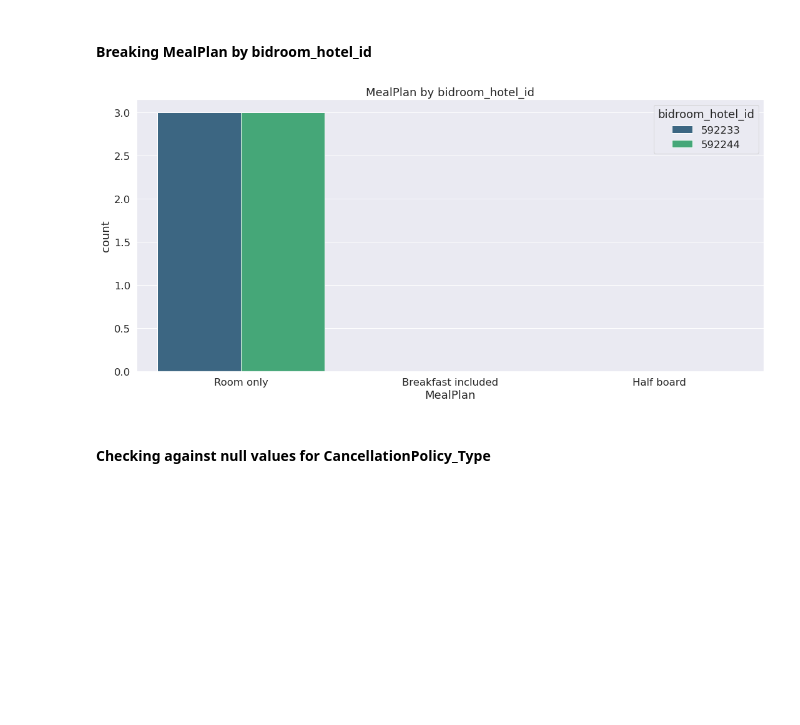
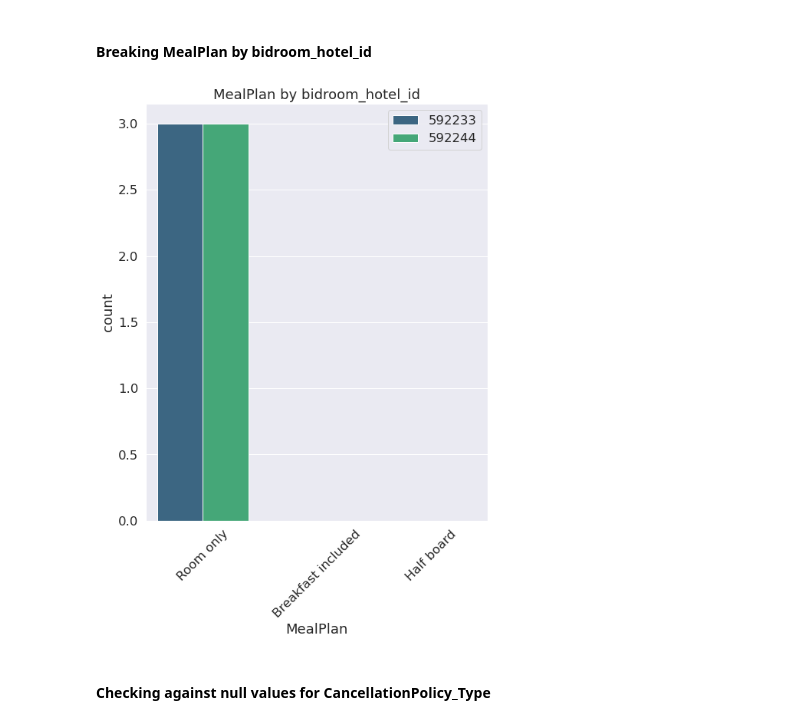
Before and after one commit to Bidroombv/eda, a Jupyter notebook: ugo_collector/RatePlan_Created/RatePlan_Created_1_firstAnalysis.ipynb, the cells around one changed output. Cells and saved outputs as stored; diff of their text form; code cells hidden in the pictures; blank space fills up the shorter version.

```diff
--- a/ugo_collector/RatePlan_Created/RatePlan_Created_1_firstAnalysis.ipynb
+++ b/ugo_collector/RatePlan_Created/RatePlan_Created_1_firstAnalysis.ipynb
@@ -292,9 +293,10 @@ OTA_HotelRateAmountNotifRQ.Name.isna().sum()
 # %% [markdown]
 #### Breaking Name by Origin
 # %%
-plt.figure(figsize=(18,8))
-sns.set(font_scale = 1.5)
-sns.countplot(x = OTA_HotelRateAmountNotifRQ.Name, hue = OTA_HotelRateAmountNotifRQ.Origin, data = OTA_HotelRateAmountNotifRQ, palette = 'viridis')
-plt.title('Breaking Name by Origin')
+sns.set(font_scale = 1.5, rc={"figure.figsize":(10,8)})
+sns.countplot(x = RatePlanCreated.Name, hue = RatePlanCreated.Origin, data = RatePlanCreated, palette = 'viridis')
+plt.xticks(rotation=45)
+plt.legend(loc="upper right")
+plt.title('Name by Origin')
 plt.show()
 # %% [output]
@@ -302,9 +304,10 @@ plt.show()
 # %% [markdown]
 #### Breaking Name by bidroom_hotel_id
 # %%
-plt.figure(figsize=(18,8))
-sns.set(font_scale = 1.5)
-sns.countplot(x = OTA_HotelRateAmountNotifRQ.Name, hue = OTA_HotelRateAmountNotifRQ.bidroom_hotel_id, data = OTA_HotelRateAmountNotifRQ, palette = 'viridis')
-plt.title('Breaking Name by Origin')
+sns.set(font_scale = 1.5, rc={"figure.figsize":(10,8)})
+sns.countplot(x = RatePlanCreated.Name, hue = RatePlanCreated.bidroom_hotel_id, data = RatePlanCreated, palette = 'viridis')
+plt.legend(loc="upper right")
+plt.xticks(rotation=45)
+plt.title('Name by bidroom_hotel_id')
 plt.show()
 # %% [output]
@@ -318,9 +321,10 @@ OTA_HotelRateAmountNotifRQ.MealPlan.isna().sum()
 # %% [markdown]
 ####  Breaking MealPlan by Origin
 # %%
-plt.figure(figsize=(18,8))
-sns.set(font_scale = 1.5)
-sns.countplot(x = OTA_HotelRateAmountNotifRQ.MealPlan, hue = OTA_HotelRateAmountNotifRQ.Origin, data = OTA_HotelRateAmountNotifRQ, palette = 'viridis')
-plt.title('Breaking MealPlan by Origin')
+sns.set(font_scale = 1.5, rc={"figure.figsize":(10,10)})
+sns.countplot(x = RatePlanCreated.MealPlan, hue = RatePlanCreated.Origin, data = RatePlanCreated, palette = 'viridis')
+plt.legend(loc="upper right")
+plt.xticks(rotation=45)
+plt.title('MealPlan by Origin')
 plt.show()
 # %% [output]
@@ -328,9 +332,10 @@ plt.show()
 # %% [markdown]
 ####  Breaking MealPlan by CmRatePlanId
 # %%
-plt.figure(figsize=(18,8))
-sns.set(font_scale = 1.5)
-sns.countplot(x = OTA_HotelRateAmountNotifRQ.MealPlan, hue = OTA_HotelRateAmountNotifRQ.CmRatePlanId, data = OTA_HotelRateAmountNotifRQ, palette = 'viridis')
+sns.set(font_scale = 1.5, rc={"figure.figsize":(15,15)})
+sns.countplot(x = RatePlanCreated.MealPlan, hue = RatePlanCreated.CmRatePlanId, data = RatePlanCreated, palette = 'viridis')
+plt.legend(loc="upper right")
+plt.xticks(rotation=45)
 plt.title('MealPlan by CmRatePlanId')
 plt.show()
 # %% [output]
@@ -338,13 +343,14 @@ plt.show()
 # %% [markdown]
 ####  Breaking MealPlan by bidroom_hotel_id
 # %%
-plt.figure(figsize=(18,8))
-sns.set(font_scale = 1.5)
-sns.countplot(x = OTA_HotelRateAmountNotifRQ.MealPlan, hue = OTA_HotelRateAmountNotifRQ.bidroom_hotel_id, data = OTA_HotelRateAmountNotifRQ, palette = 'viridis')
+sns.set(font_scale = 1.5, rc={"figure.figsize":(8,10)})
+sns.countplot(x = RatePlanCreated.MealPlan, hue = RatePlanCreated.bidroom_hotel_id, data = RatePlanCreated, palette = 'viridis')
+plt.legend(loc="upper right")
+plt.xticks(rotation=45)
 plt.title('MealPlan by bidroom_hotel_id')
 plt.show()
 # %% [output]
-[figure, old version]
+[figure, new version]
 # %% [markdown]
 #### Checking against null values for CancellationPolicy_Type
 # %%
```
Also changed, not shown: parts of 30 cells of this notebook.
